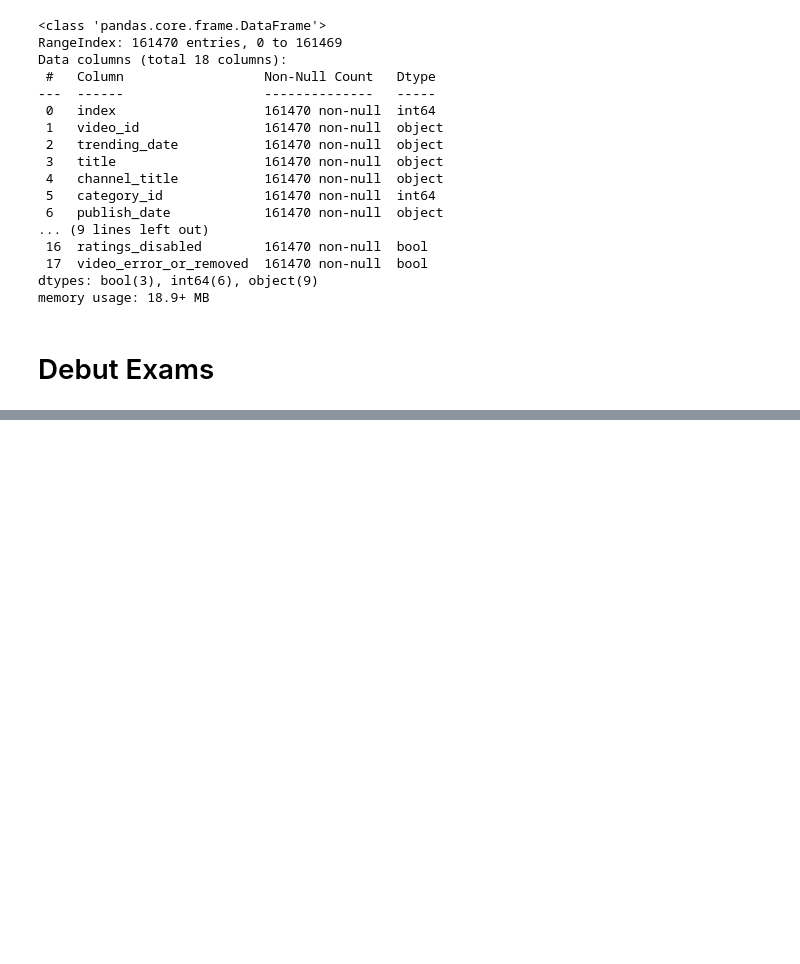
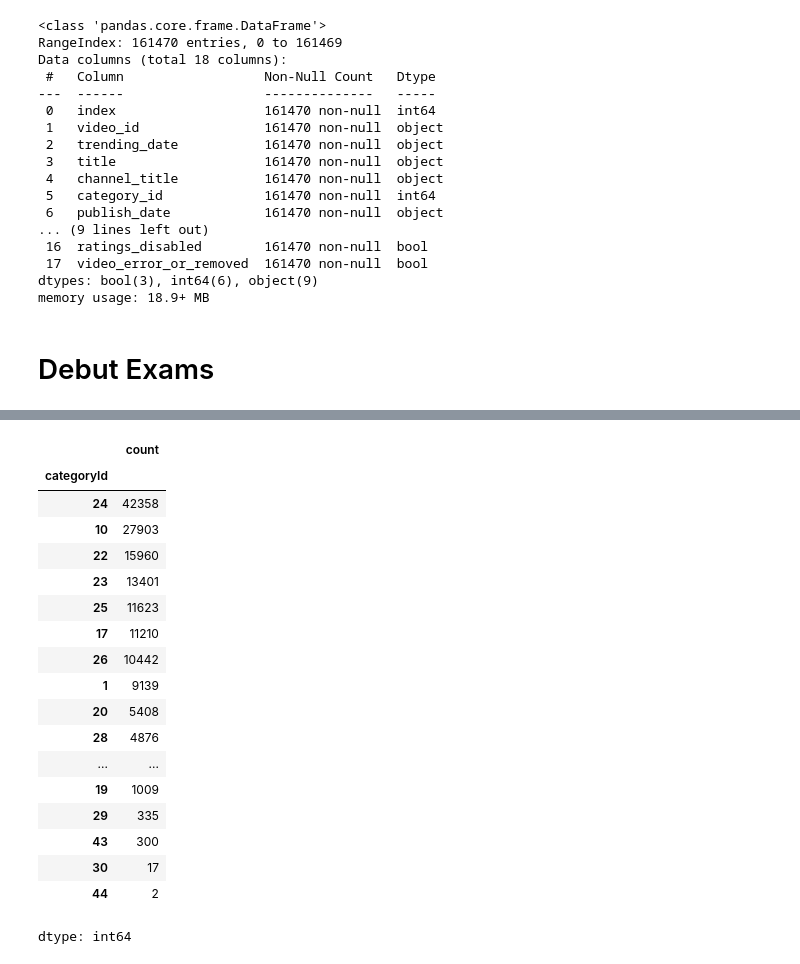
Before and after one commit to faridachettih/datascientest, a Jupyter notebook: Exams/Exam02 - Youtube videos.ipynb, the cells around one changed output, grey strips where cells are left out. Saved outputs shown, nothing was run; the diff lists cells and outputs as text; code cells hidden in the pictures; blank space fills up the shorter version.

```diff
--- a/Exams/Exam02 - Youtube videos.ipynb
+++ b/Exams/Exam02 - Youtube videos.ipynb
@@ -65,0 +105,24 @@ df = df.rename(columns={
+# %%
+# (i) Afficher le différentes modalités de la colonne "categoryId", ainsi que leur fréquence.
+
+df['categoryId'].value_counts()
+# %% [output]
+|  | count |
+| categoryId |  |
+| 24 | 42358 |
+| 10 | 27903 |
+| 22 | 15960 |
+| 23 | 13401 |
+| 25 | 11623 |
+| 17 | 11210 |
+| 26 | 10442 |
+| 1 | 9139 |
+| 20 | 5408 |
+| 28 | 4876 |
+| ... | ... |
+| 19 | 1009 |
+| 29 | 335 |
+| 43 | 300 |
+| 30 | 17 |
+| 44 | 2 |
+dtype: int64
```
Also changed, not shown: parts of 13 cells of this notebook.
